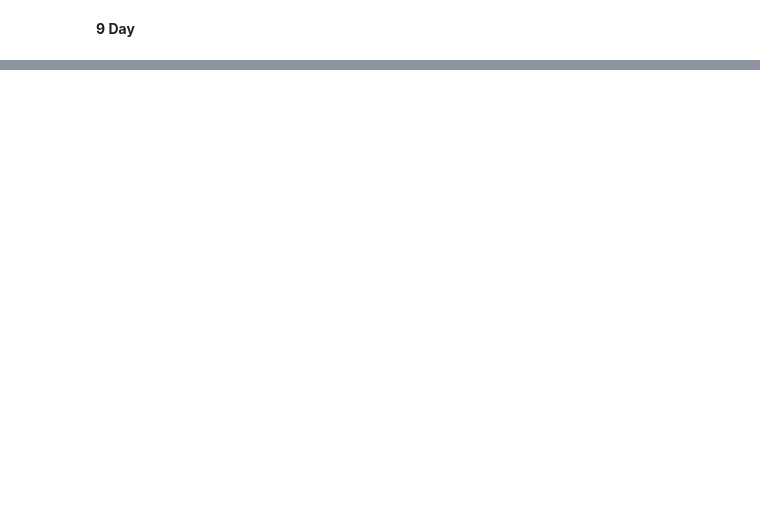
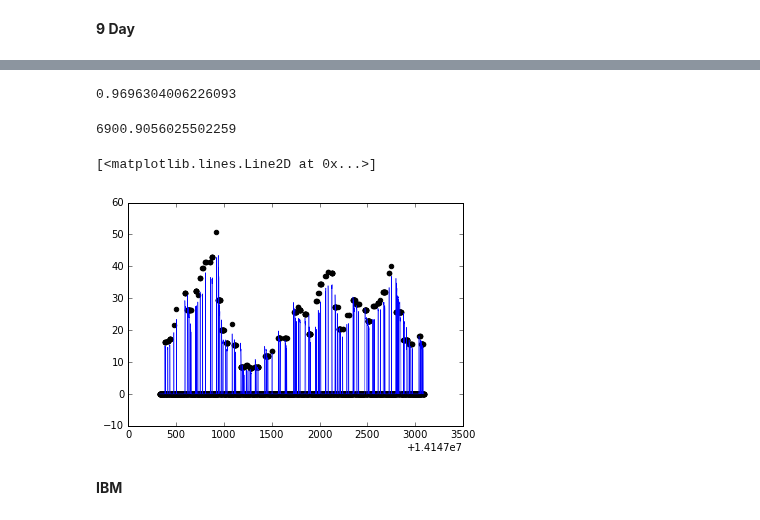
Before and after one commit to theofanislekkas/mlnd, a Jupyter notebook: rsi/Relative Strength Index and Predicting Stock Prices.ipynb, the cells around one changed output, grey strips where cells are left out. Saved outputs shown, nothing was run; the diff lists cells and outputs as text; code cells hidden in the pictures; blank space fills up the shorter version.

```diff
--- a/rsi/Relative Strength Index and Predicting Stock Prices.ipynb
+++ b/rsi/Relative Strength Index and Predicting Stock Prices.ipynb
@@ -719,0 +1124,15 @@ MSFT, ZUMZ, IBM, X
+# %%
+base_zumz = zumz.copy()
+base_zumz = zumz['Adj-C']
+
+day_1 = base_zumz.shift(-1)
+day_3 = base_zumz.shift(-3)
+day_5 = base_zumz.shift(-5)
+day_10 = base_zumz.shift(-10)
+
+zumz['Day 1'] = day_1
+zumz['Day 3'] = day_3
+zumz['Day 5'] = day_5
+zumz['Day 10'] = day_10
+
+zumz.head(2)
@@ -719,0 +1143,25 @@ MSFT, ZUMZ, IBM, X
+# %%
+zumz = sell_signal_prices(zumz, 70, 30)
+# %%
+zumz_features = zumz[rsi_features]
+zumz_prices = zumz['Sell Signal Price']
+z_obs = len(zumz)
+zumz_prices = zumz_prices.reshape((z_obs, 1))
+# %%
+zumz_predictions = rsi_309_model.predict(zumz_features)
+# %%
+rsi_309_model.score(zumz_features, zumz_prices)
+# %% [output]
+0.9696304006226093
+# %%
+np.sum((zumz_predictions - zumz_prices) ** 2)
+# %% [output]
+6900.9056025502259
+# %%
+plt.scatter(zumz_features.index, zumz_prices, color='black')
+plt.plot(zumz_features.index, zumz_predictions, color='blue', linewidth=.5)
+# %% [output]
+[<matplotlib.lines.Line2D at 0x...>]
+[figure, added]
+# %% [markdown]
+**IBM**
```
Also changed, not shown: parts of 109 cells of this notebook.
